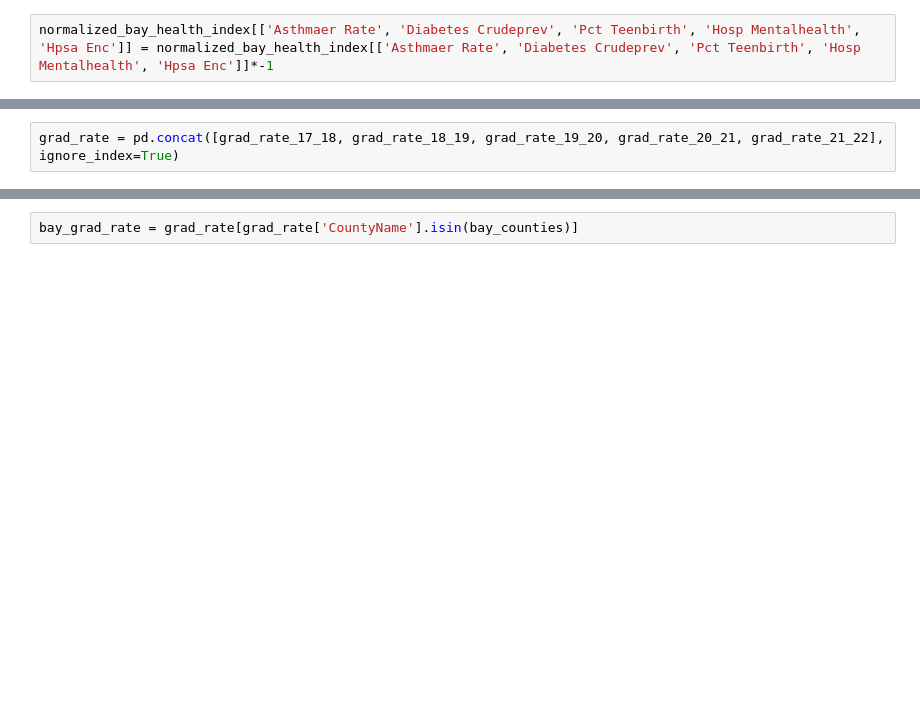
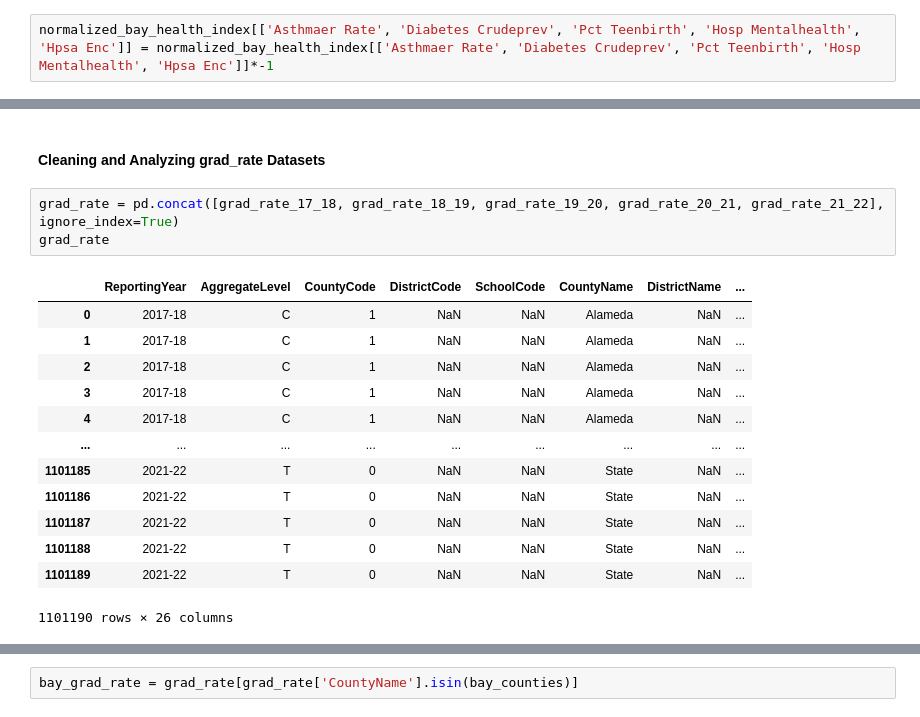
Before and after one commit to meganajoseph/HealthAndSuccess, a Jupyter notebook: Health_and_Academic_Success.ipynb, the cells around one changed output, grey strips where cells are left out. Saved outputs shown, nothing was run; the diff lists cells and outputs as text; blank space fills up the shorter version.

```diff
--- a/Health_and_Academic_Success.ipynb
+++ b/Health_and_Academic_Success.ipynb
@@ -711,5 +683,22 @@ plt.show()
+# %% [markdown]
+#### Cleaning and Analyzing grad_rate Datasets
 # %%
 grad_rate = pd.concat([grad_rate_17_18, grad_rate_18_19, grad_rate_19_20, grad_rate_20_21, grad_rate_21_22], ignore_index=True)
+grad_rate
+# %% [output]
+|  | ReportingYear | AggregateLevel | CountyCode | DistrictCode | SchoolCode | CountyName | DistrictName | ... |
+| 0 | 2017-18 | C | 1 | NaN | NaN | Alameda | NaN | ... |
+| 1 | 2017-18 | C | 1 | NaN | NaN | Alameda | NaN | ... |
+| 2 | 2017-18 | C | 1 | NaN | NaN | Alameda | NaN | ... |
+| 3 | 2017-18 | C | 1 | NaN | NaN | Alameda | NaN | ... |
+| 4 | 2017-18 | C | 1 | NaN | NaN | Alameda | NaN | ... |
+| ... | ... | ... | ... | ... | ... | ... | ... | ... |
+| 1101185 | 2021-22 | T | 0 | NaN | NaN | State | NaN | ... |
+| 1101186 | 2021-22 | T | 0 | NaN | NaN | State | NaN | ... |
+| 1101187 | 2021-22 | T | 0 | NaN | NaN | State | NaN | ... |
+| 1101188 | 2021-22 | T | 0 | NaN | NaN | State | NaN | ... |
+| 1101189 | 2021-22 | T | 0 | NaN | NaN | State | NaN | ... |
+1101190 rows × 26 columns
 # %%
 grad_rate = grad_rate[['ReportingYear',
                        'CountyName',
```
Also changed, not shown: parts of 31 cells of this notebook.
